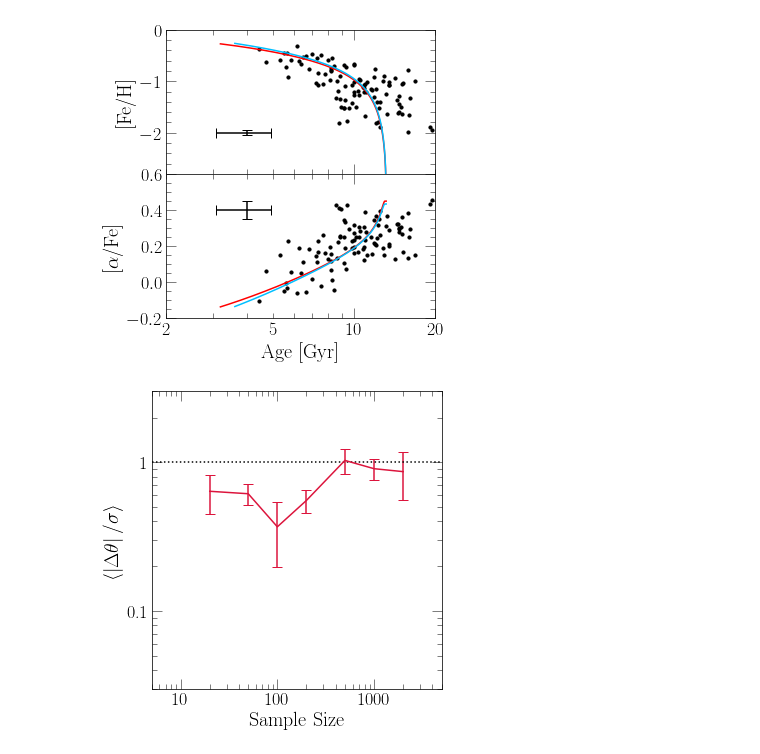
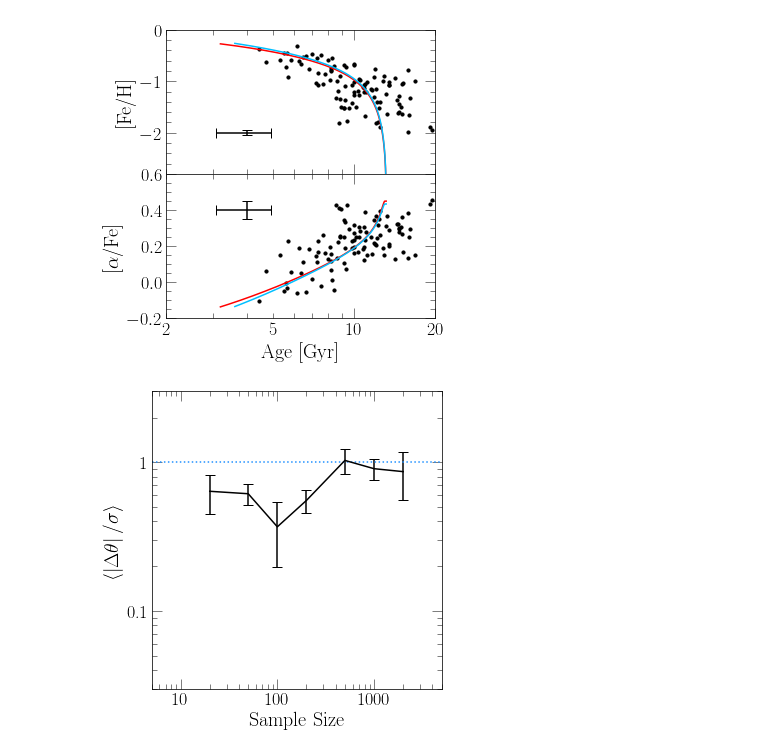
Before and after one commit to giganano/h3halo, a Jupyter notebook: notebooks/paperplots.ipynb, the cells around one changed output. Cells and saved outputs as stored; diff of their text form; code cells hidden in the pictures.

```diff
--- a/notebooks/paperplots.ipynb
+++ b/notebooks/paperplots.ipynb
@@ -237,97 +491,36 @@ plt.show()
 # %%
 fig = plt.figure()
 ax = fig.add_subplot(111)
 ax.set_xscale("log")
 ax.set_yscale("log")
 ax.xaxis.set_major_formatter(fsf("%g"))
 ax.yaxis.set_major_formatter(fsf("%g"))
 ax.set_xlabel("Sample Size")
 ax.set_ylabel(r"$\langle\left|\Delta\theta\right|/\sigma\rangle$")
 ax.set_xlim([5, 5000])
 ax.set_ylim([0.03, 3])
 
-true_values = [2, 10, 15, 10, 0.0008, 0.0011]
-# for each sample size, the re-derived value, +error, and -error, in that order
-rederived = {
-    20: [
-        [2.55, 0.75, 0.45],
-        [8.39, 1.11, 1.30],
-        [14.35, 5.56, 3.32],
-        [10.60, 1.65, 1.09],
-        [0.00079, 0.00012, 0.00019],
-        [0.00136, 0.00033, 0.00023]
-    ],
-    50: [
-        [2.13, 0.42, 0.36],
-        [10.39, 0.80, 0.76],
-        [13.75, 2.79, 2.38],
-        [11.25, 1.37, 1.76],
-        [0.00083, 0.00006, 0.00006],
-        [0.00095, 0.00014, 0.00014]
-    ],
-    100: [
-        [2.06, 0.27, 0.26],
-        [9.88, 0.64, 0.62],
-        [15.06, 2.00, 1.79],
-        [11.52, 1.06, 1.30],
-        [0.00081, 0.00004, 0.00004],
-        [0.00108, 0.00009, 0.00009]
-    ],
-    200: [
-        [2.10, 0.18, 0.17],
-        [10.11, 0.45, 0.43],
-        [14.61, 1.34, 1.18],
-        [10.60, 1.07, 0.86],
-        [0.00077, 0.00003, 0.00003],
-        [0.00114, 0.00007, 0.00007]
-    ],
-    500: [
-        [1.84, 0.11, 0.11],
-        [9.98, 0.30, 0.29],
-        [14.01, 0.86, 0.84],
-        [9.41, 0.63, 0.56],
-        [0.00083, 0.00002, 0.00002],
-        [0.00105, 0.00005, 0.00005]
-    ],
-    1000: [
-        [2.05, 0.09, 0.08],
-        [9.72, 0.20, 0.20],
-        [14.62, 0.57, 0.56],
-        [9.83, 0.38, 0.39],
-        [0.00081, 0.00001, 0.00001],
-        [0.00114, 0.00003, 0.00003]
-    ],
-    2000: [
-        [2.00, 0.05, 0.05],
-        [10.26, 0.15, 0.15],
-        [15.82, 0.44, 0.42],
-        [10.30, 0.25, 0.32],
-        [0.00080, 0.00001, 0.00001],
-        [0.00109, 0.00002, 0.00002]
-    ]
-}
-
 yvals = []
 errors = []
-for samplesize in rederived.keys():
-    bestfits = rederived[samplesize]
+for samplesize in rederived_samplesize.keys():
+    bestfits = rederived_samplesize[samplesize]
     deltas = len(true_values) * [0.]
     for i in range(len(deltas)):
         deltas[i] = abs(bestfits[i][0] - true_values[i])
         sigma = (bestfits[i][1] + bestfits[i][2]) / 2
         deltas[i] /= sigma
     yvals.append(np.mean(deltas))
     errors.append(np.std(deltas) / np.sqrt(len(deltas)))
 
-xvals = list(rederived.keys())
-ax.errorbar(xvals, yvals, yerr = errors, c = named_colors()["crimson"])
-ax.axhline(1, c = named_colors()["black"], linestyle = ':')
+xvals = list(rederived_samplesize.keys())
+ax.errorbar(xvals, yvals, yerr = errors, c = named_colors()["black"])
+ax.axhline(1, c = named_colors()["dodgerblue"], linestyle = ':')
 
 plt.tight_layout()
 for ext in ["pdf", "jpeg"]:
     kwargs = {}
     if ext == "jpeg": kwargs["dpi"] = 200
     plt.savefig("../paper/dp_sigma_samplesize.%s" % (ext), **kwargs)
 plt.show()
 # %% [output]
-[figure, old version]
+[figure, new version]
```
Also changed, not shown: parts of 7 cells of this notebook, 38 other files.
